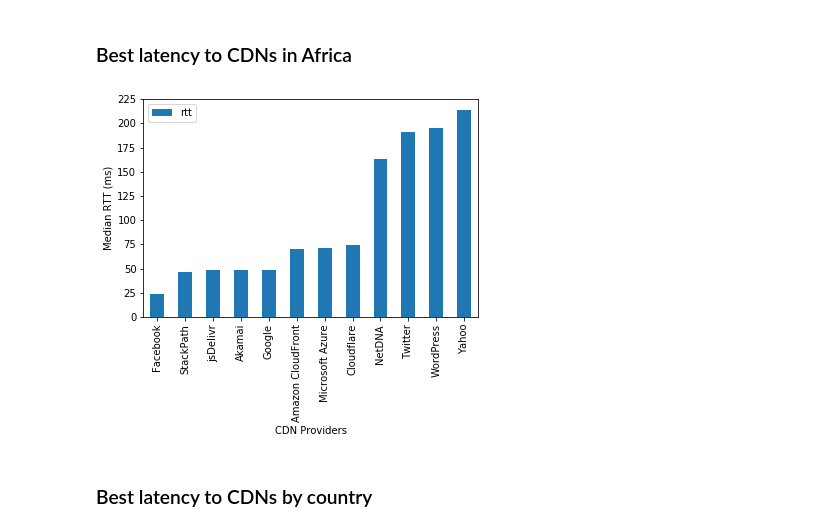
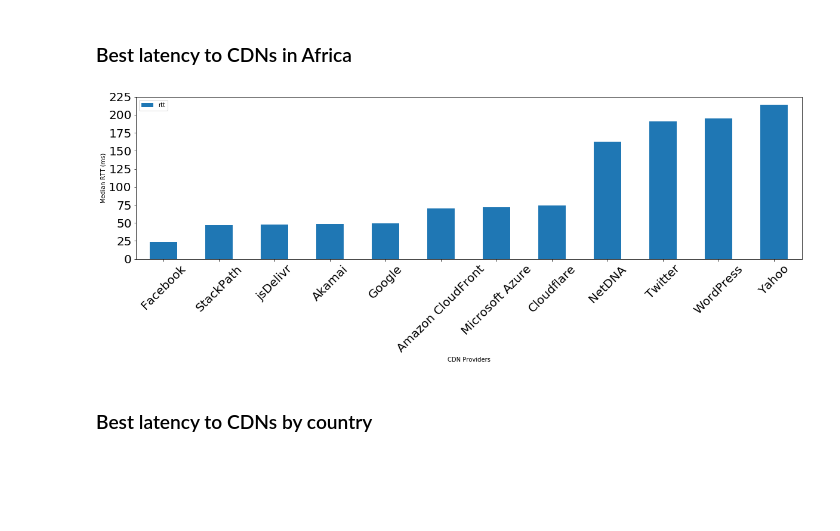
Before and after one commit to AFRINIC-Labs/content-africa-study, a Jupyter notebook: notebooks/plots.ipynb, the cells around one changed output. Saved outputs shown, nothing was run; the diff lists cells and outputs as text; code cells hidden in the pictures; blank space fills up the shorter version.

```diff
--- a/notebooks/plots.ipynb
+++ b/notebooks/plots.ipynb
@@ -613,20 +618,20 @@ plt.show()
 # %%
 df_rtt_cdn = df_raw.loc[df_raw['using_cdn']==1].iloc[:,[1,2,3]]
 df_domain_cdn = df_domain_cdn.iloc[:,[0,8]].drop_duplicates()
 
 df = df_rtt_cdn.merge(df_domain_cdn, left_on='domain', right_on='domain', how='left')
 
 df_global_median = (df.iloc[:,[2,3]]).groupby(['cdn_name'], as_index=False).median()
 
 df_global_median = df_global_median.sort_values(by='rtt')
 
-df_global_median.plot(kind="bar", y='rtt', x='cdn_name')
+df_global_median.plot(kind="bar", y='rtt', x='cdn_name', rot=45, figsize=(20,5), fontsize=20)
 plt.xlabel('CDN Providers')
 plt.ylabel('Median RTT (ms)')
 plt.savefig("../data/plots/bar_cdn_rtt_global.svg")
 plt.show()
 # %% [output]
-[figure, old version]
+[figure, new version]
 # %% [markdown]
 ### Best latency to CDNs by country
 # %%
```
Also changed, not shown: parts of 6 cells of this notebook, 12 other files.
